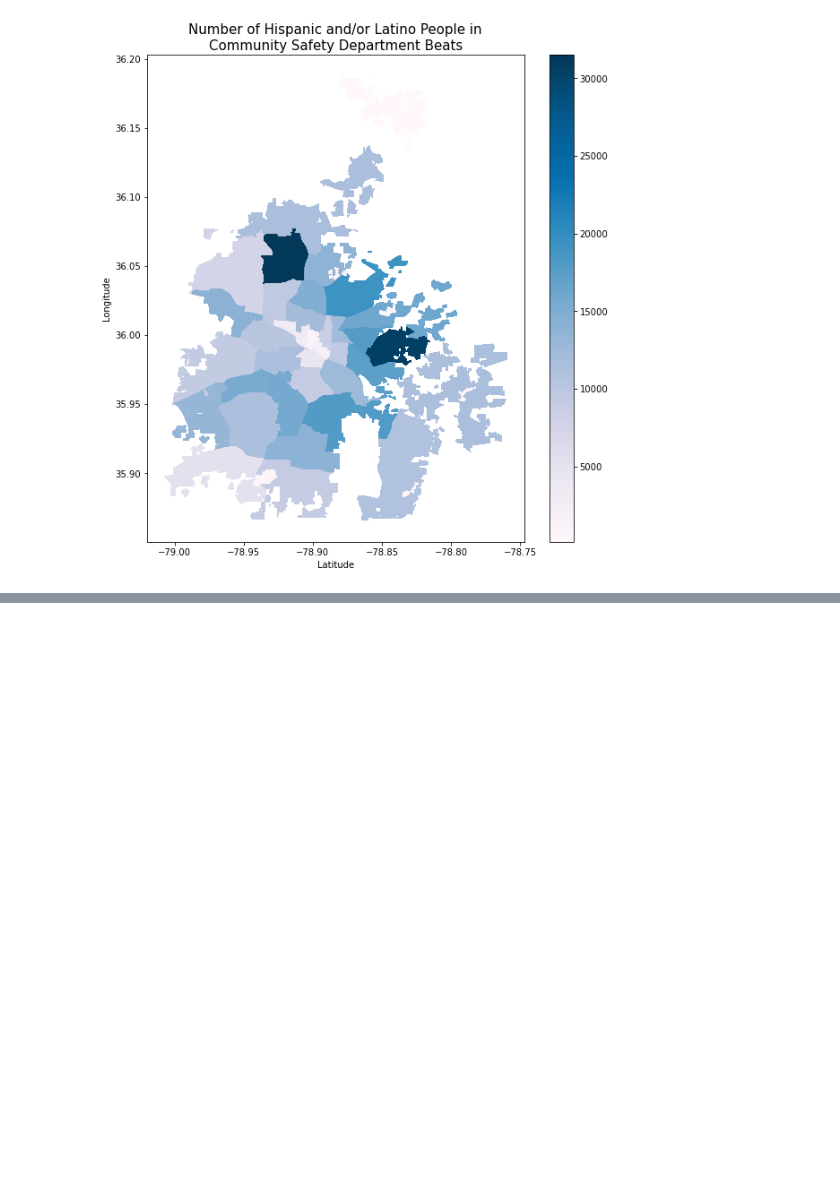
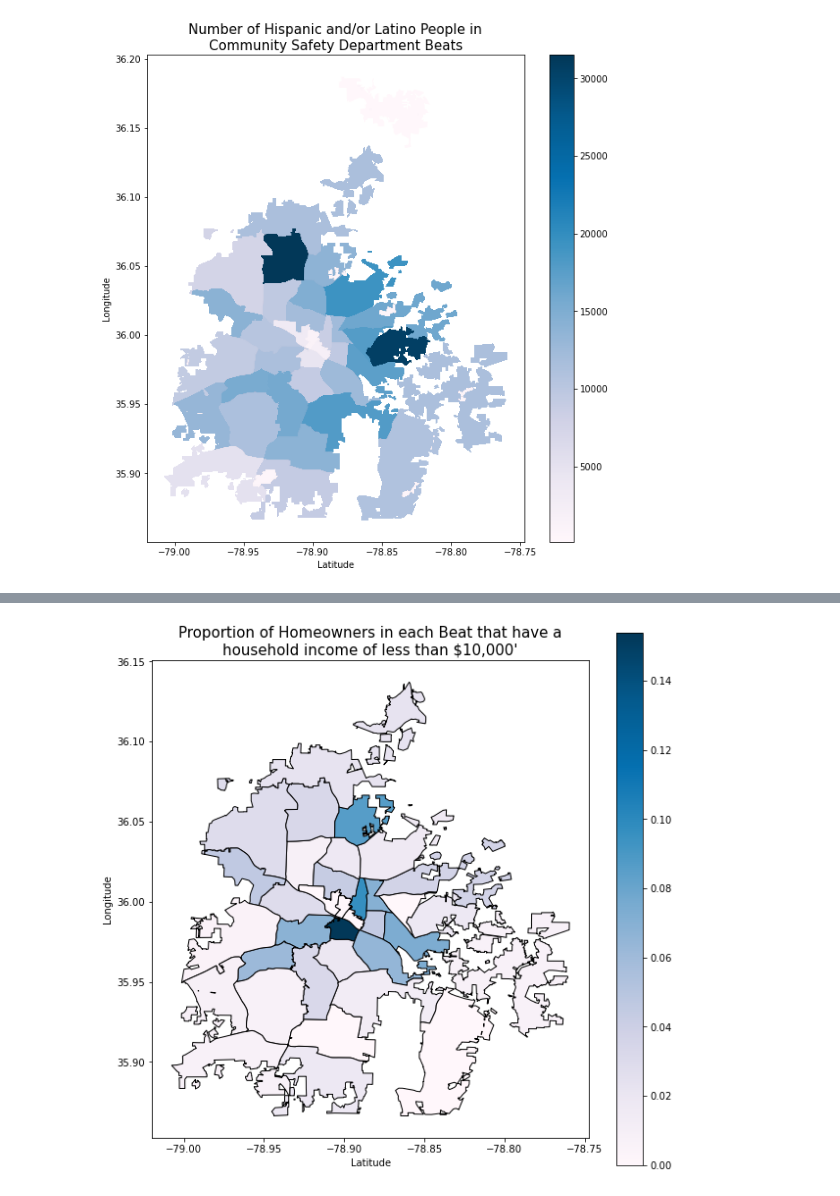
Before and after one commit to sadiesheridan/dataplus-project27-community-safety-durham, a Jupyter notebook: 10_code/hispanicanalysis.ipynb, the cells around one changed output, grey strips where cells are left out. Saved outputs shown, nothing was run; the diff lists cells and outputs as text; code cells hidden in the pictures; blank space fills up the shorter version.

Commit message:
added income data

```diff
--- a/10_code/hispanicanalysis.ipynb
+++ b/10_code/hispanicanalysis.ipynb
@@ -837,0 +899,4 @@ NameError: name 'x' is not defined
+# %%
+incomedataindurhambyblocks = pd.merge(cblockDurhamBeatsbg, householdincomedata, left_on ='GEOID', right_on='GEOID')
+incomedataindurhambyblocks.drop(['MTFCC', 'FUNCSTAT', 'ALAND', 'AWATER', 'TRACTCE', 'STATEFP'], axis=1, inplace=True)
+incomedataindurhambyblocks
@@ -837,0 +917,3 @@ NameError: name 'x' is not defined
+# %%
+incomesumbybeat = incomedataindurhambyblocks.groupby('Beat', as_index=False).sum()
+incomesumbybeat
@@ -837,0 +942,6 @@ NameError: name 'x' is not defined
+# %%
+beats_callcount_popdata_incomedata = pd.merge(beats_callcount_popdata, incomesumbybeat, left_on ='LAWBEAT', right_on='Beat')
+beats_callcount_popdata_incomedata['proppoorhomeowners']= beats_callcount_popdata_incomedata['Total Less than $10,000'] / beats_callcount_popdata_incomedata['Total Homeowners']
+beats_callcount_popdata_incomedata['proprichhomeowners']= beats_callcount_popdata_incomedata['Total $100,000 or more'] / beats_callcount_popdata_incomedata['Total Homeowners']
+beats_callcount_popdata_incomedata['propofhomeowners']= beats_callcount_popdata_incomedata['Total Homeowners'] / beats_callcount_popdata_incomedata['total']
+beats_callcount_popdata_incomedata
@@ -837,0 +966,3 @@ NameError: name 'x' is not defined
+# %%
+mappingdatasetforpolicebeats_w_income = pd.merge(policebeats, beats_callcount_popdata_incomedata, on ='LAWBEAT')
+mappingdatasetforpolicebeats_w_income
@@ -837,0 +987,14 @@ NameError: name 'x' is not defined
+# %%
+#Plot chloropleth map with merged data
+fig, ax = plt.subplots(figsize = (10,10))
+mappingdatasetforpolicebeats_w_income.plot(column='proppoorhomeowners',
+                                legend=True,
+                                cmap="PuBu", ax=ax, aspect=1, edgecolor = 'black');
+
+# ax.set(title='Number of Calls by Police Beat')
+plt.title("Proportion of Homeowners in each Beat that have a\nhousehold income of less than $10,000'", fontsize = 15)
+plt.xlabel("Latitude")
+plt.ylabel("Longitude")
+plt.show()
+# %% [output]
+[figure, added]
```
Also changed, not shown: parts of 22 cells of this notebook, 1 other file.
